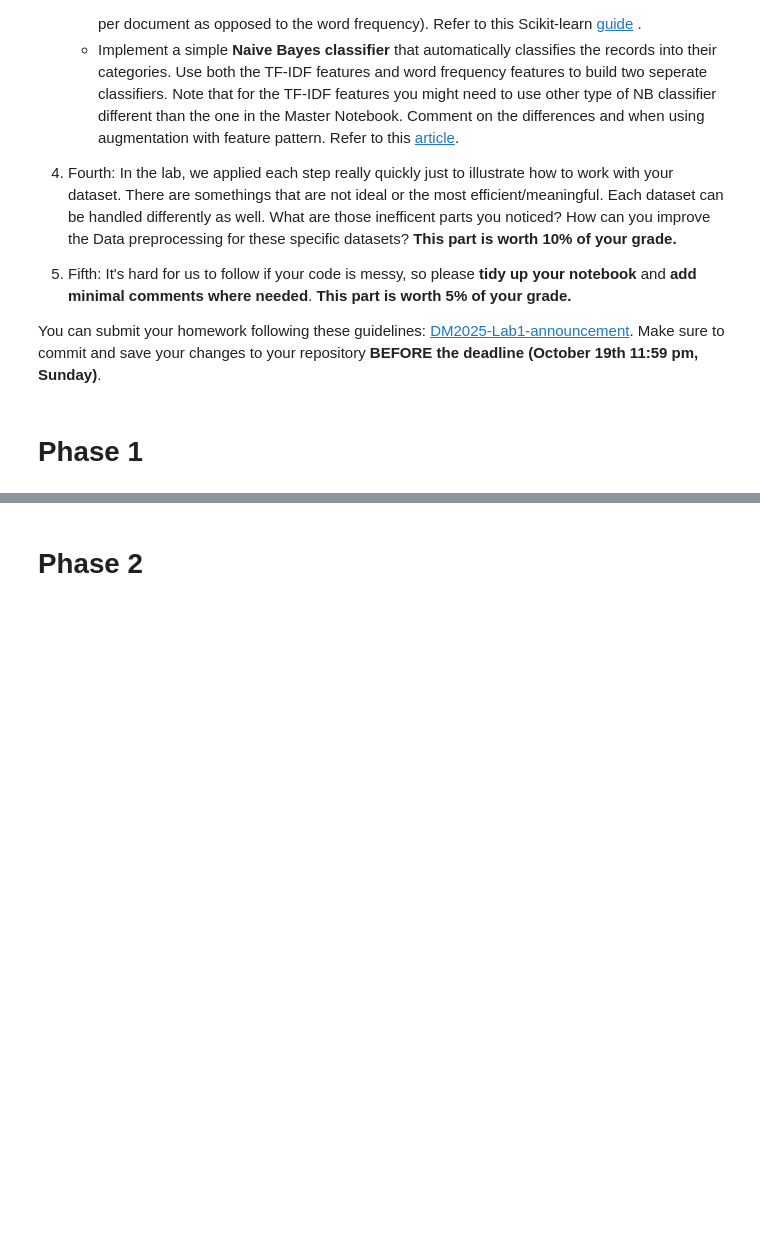
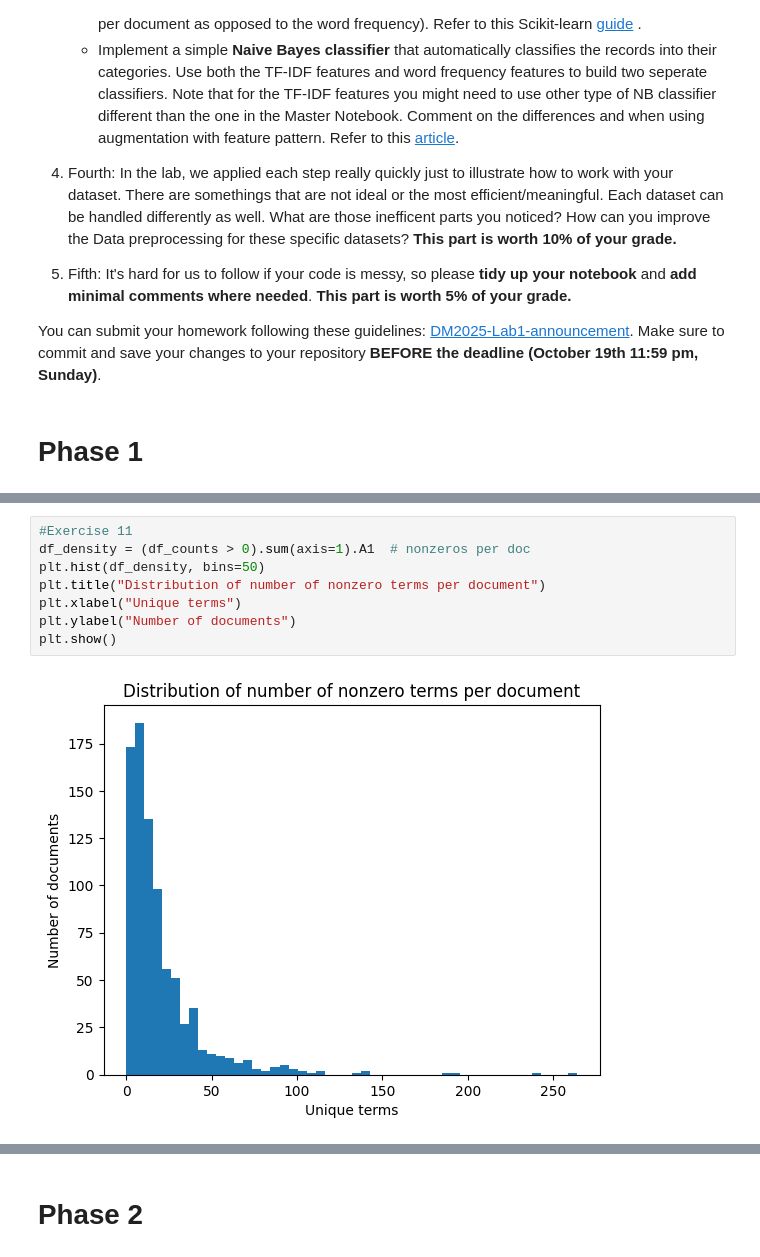
Before and after one commit to Teepawin/DM2025-Lab1-Exercise, a Jupyter notebook: DM2025-Lab1-Homework.ipynb, the cells around one changed output, grey strips where cells are left out. Cells and saved outputs as stored; diff of their text form; blank space fills up the shorter version.

```diff
--- a/DM2025-Lab1-Homework.ipynb
+++ b/DM2025-Lab1-Homework.ipynb
@@ -62,0 +215,10 @@ You can submit your homework following these guidelines: [DM2025-Lab1-announceme
+# %%
+#Exercise 11
+df_density = (df_counts > 0).sum(axis=1).A1  # nonzeros per doc
+plt.hist(df_density, bins=50)
+plt.title("Distribution of number of nonzero terms per document")
+plt.xlabel("Unique terms")
+plt.ylabel("Number of documents")
+plt.show()
+# %% [output]
+[figure, added]
```
Also changed, not shown: parts of 11 cells of this notebook, 2 other files.
